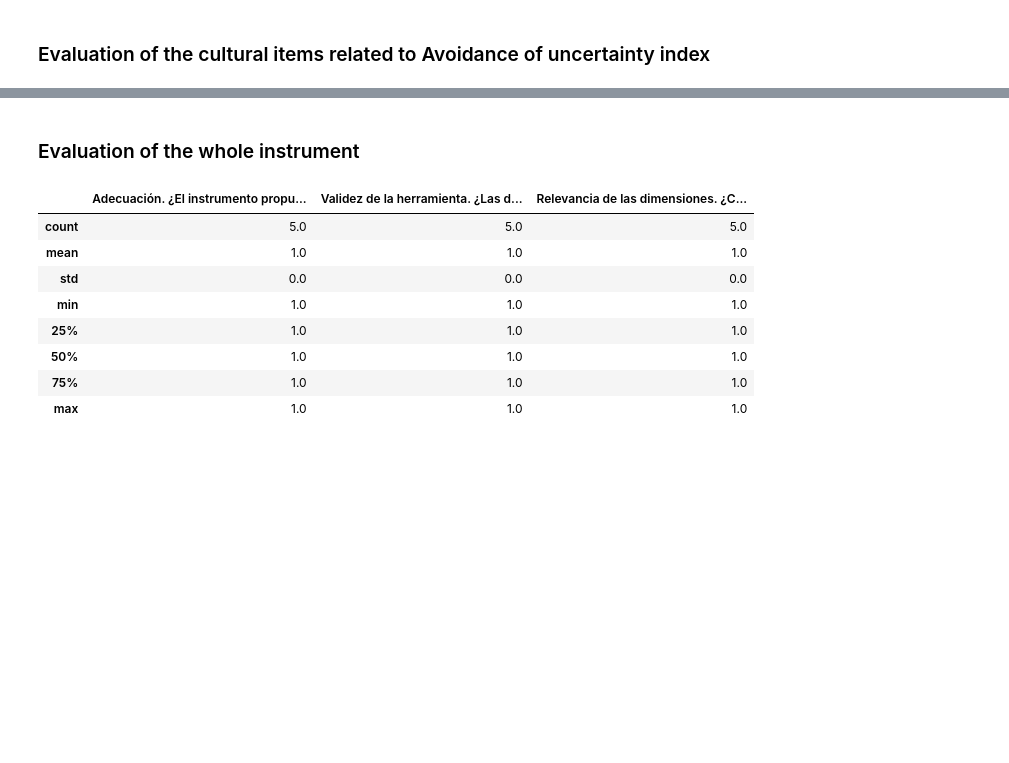
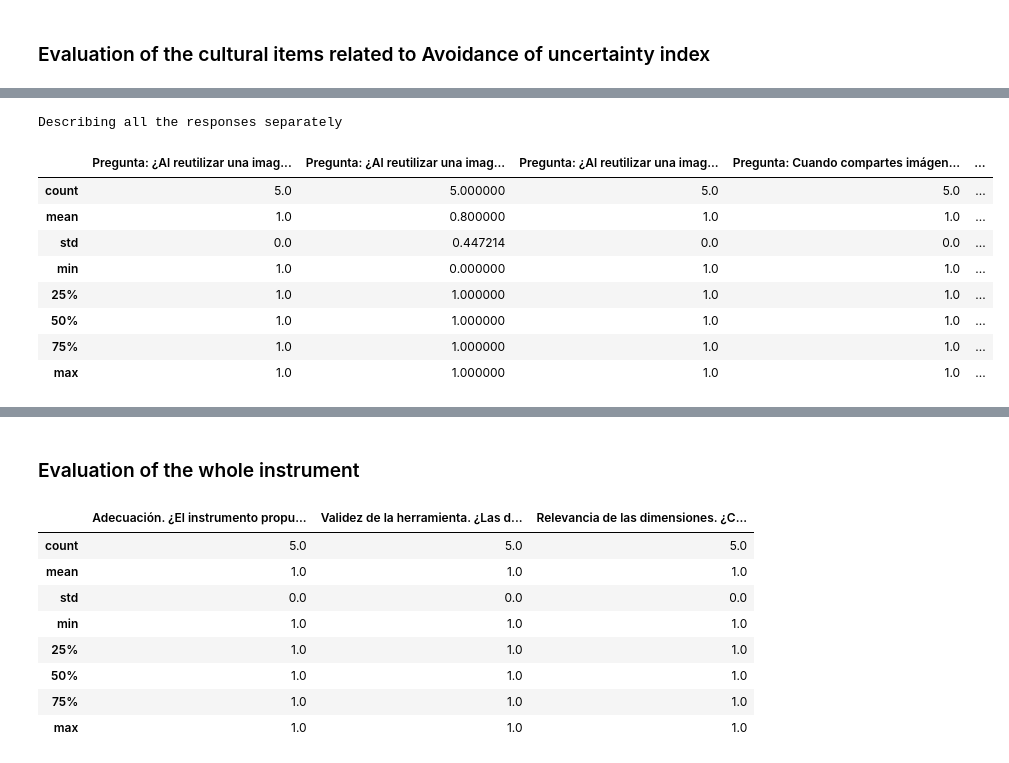
Before and after one commit to felicidadgsanchez/experts-evaluation-2018Questionnaire, a Jupyter notebook: Experts evaluation - Questionnaire 2018.ipynb, the cells around one changed output, grey strips where cells are left out. Drawn from its saved outputs; the diff is of its cells as text; code cells hidden in the pictures; blank space fills up the shorter version.

```diff
--- a/Experts evaluation - Questionnaire 2018.ipynb
+++ b/Experts evaluation - Questionnaire 2018.ipynb
@@ -1378,0 +1265,80 @@ dtype: float64
+# %%
+'''
+
+Pregunta: ¿Al reutilizar una imagen puedes redefinir el mensaje que el emisor ha pensado?  Posibles respuestas:  Sí 	No   [Pertinente]: 0
+Pregunta: ¿Al reutilizar una imagen puedes redefinir el mensaje que el emisor ha pensado?  Posibles respuestas:  Sí 	No   [Clara]: 0
+Pregunta: ¿Al reutilizar una imagen puedes redefinir el mensaje que el emisor ha pensado?  Posibles respuestas:  Sí 	No   [Relevante]: 0
+
+
+Pregunta: Cuando compartes imágenes en redes sociales, ¿las acompañas de texto siguiendo las indicaciones que te sugieren las aplicaciones (etiquetado, explicación de la imagen, texto inspirador...)?  Posibles respuestas:   	Nunca 	 	 	Muy pocas veces 	 	 	En ocasiones 	 	 	Bastantes veces 	 	 	Casi siempre / siempre  	  [Pertinente]: 0
+Pregunta: Cuando compartes imágenes en redes sociales, ¿las acompañas de texto siguiendo las indicaciones que te sugieren las aplicaciones (etiquetado, explicación de la imagen, texto inspirador...)?  Posibles respuestas:   	Nunca 	 	 	Muy pocas veces 	 	 	En ocasiones 	 	 	Bastantes veces 	 	 	Casi siempre / siempre  	  [Clara]: 0
+Pregunta: Cuando compartes imágenes en redes sociales, ¿las acompañas de texto siguiendo las indicaciones que te sugieren las aplicaciones (etiquetado, explicación de la imagen, texto inspirador...)?  Posibles respuestas:   	Nunca 	 	 	Muy pocas veces 	 	 	En ocasiones 	 	 	Bastantes veces 	 	 	Casi siempre / siempre  	  [Relevante]: 0
+
+Pregunta: En alguna ocasión, aún estando preparado para ello, ¿has dejado de incorporar imágenes en tus mensajes en redes sociales, aplicaciones móviles, etc., porque no entiendes cómo hacerlo?  Posibles respuestas:   	Nunca 	 	 	Muy pocas veces 	 	 	En ocasiones 	 	 	Bastantes veces 	 	 	Casi siempre o siempre [Pertinente]: 0
+Pregunta: En alguna ocasión, aún estando preparado para ello, ¿has dejado de incorporar imágenes en tus mensajes en redes sociales, aplicaciones móviles, etc., porque no entiendes cómo hacerlo?  Posibles respuestas:   	Nunca 	 	 	Muy pocas veces 	 	 	En ocasiones 	 	 	Bastantes veces 	 	 	Casi siempre o siempre [Clara]: 0
+Pregunta: En alguna ocasión, aún estando preparado para ello, ¿has dejado de incorporar imágenes en tus mensajes en redes sociales, aplicaciones móviles, etc., porque no entiendes cómo hacerlo?  Posibles respuestas:   	Nunca 	 	 	Muy pocas veces 	 	 	En ocasiones 	 	 	Bastantes veces 	 	 	Casi siempre o siempre [Relevante]: 0
+
+Pregunta: Cuando haces fotos desde cualquiera de los medios a tu alcance, ¿te facilitan el proceso las opciones que te ofrecen las aplicaciones (aplicación de filtros, recortes, edición mediante grafismo...)?  Posibles respuestas:   	Nunca 	 	 	Muy pocas veces 	 	 	En ocasiones 	 	 	Bastantes veces 	 	 	Casi siempre o siempre  	  [Pertinente]: 0
+Pregunta: Cuando haces fotos desde cualquiera de los medios a tu alcance, ¿te facilitan el proceso las opciones que te ofrecen las aplicaciones (aplicación de filtros, recortes, edición mediante grafismo...)?  Posibles respuestas:   	Nunca 	 	 	Muy pocas veces 	 	 	En ocasiones 	 	 	Bastantes veces 	 	 	Casi siempre o siempre  	  [Clara]: 0
+Pregunta: Cuando haces fotos desde cualquiera de los medios a tu alcance, ¿te facilitan el proceso las opciones que te ofrecen las aplicaciones (aplicación de filtros, recortes, edición mediante grafismo...)?  Posibles respuestas:   	Nunca 	 	 	Muy pocas veces 	 	 	En ocasiones 	 	 	Bastantes veces 	 	 	Casi siempre o siempre  	  [Relevante]: 0
+
+
+Pregunta: Cuando haces fotos desde cualquiera de los medios a tu alcance, ¿te facilitan el proceso las opciones que te ofrecen las aplicaciones (aplicación de filtros, recortes, edición mediante grafismo...)?  Posibles respuestas:   	Nunca 	 	 	Muy pocas veces 	 	 	En ocasiones 	 	 	Bastantes veces 	 	 	Casi siempre o siempre  	  [Pertinente]: 0
+Pregunta: Cuando haces fotos desde cualquiera de los medios a tu alcance, ¿te facilitan el proceso las opciones que te ofrecen las aplicaciones (aplicación de filtros, recortes, edición mediante grafismo...)?  Posibles respuestas:   	Nunca 	 	 	Muy pocas veces 	 	 	En ocasiones 	 	 	Bastantes veces 	 	 	Casi siempre o siempre  	  [Clara]: 0
+Pregunta: Cuando haces fotos desde cualquiera de los medios a tu alcance, ¿te facilitan el proceso las opciones que te ofrecen las aplicaciones (aplicación de filtros, recortes, edición mediante grafismo...)?  Posibles respuestas:   	Nunca 	 	 	Muy pocas veces 	 	 	En ocasiones 	 	 	Bastantes veces 	 	 	Casi siempre o siempre  	  [Relevante]: 0
+
+'''
+
+columns_AvoUncert = [76,77,78,
+                     82,83,84,
+                     85,86,87,
+                     88,89,90
+                    ]
+
+columns_AvoUncert_Pertinence = [76,
+                                82,
+                                85,
+                                88
+                               ]
+
+columns_AvoUncert_Clarity = [77,
+                             83,
+                             86,
+                             89
+                            ]
+
+columns_AvoUncert_Relevance = [78,
+                               84,
+                               87,
+                               90
+                              ]
+
+print('Describing all the responses separately')
+
+display(eResponsesNum.iloc[:,columns_AvoUncert].describe())
+
+print('Describing all the responses related to pertinence within this construct')
+
+display(eResponsesNum.iloc[:,columns_AvoUncert_Pertinence].stack().describe())
+
+print('Describing all the responses related to clarity within this construct')
+
+display(eResponsesNum.iloc[:,columns_AvoUncert_Clarity].stack().describe())
+
+print('Describing all the responses related to relevance within this construct')
+
+display(eResponsesNum.iloc[:,columns_AvoUncert_Relevance].stack().describe())
+
+print('Describing all the overal evaluation of this construct')
+display(eResponsesNum.iloc[:,columns_AvoUncert].stack().describe())
+# %% [output]
+Describing all the responses separately
+|  | Pregunta: ¿Al reutilizar una imag... | Pregunta: ¿Al reutilizar una imag... | Pregunta: ¿Al reutilizar una imag... | Pregunta: Cuando compartes imágen... | ... |
+| count | 5.0 | 5.000000 | 5.0 | 5.0 | ... |
+| mean | 1.0 | 0.800000 | 1.0 | 1.0 | ... |
+| std | 0.0 | 0.447214 | 0.0 | 0.0 | ... |
+| min | 1.0 | 0.000000 | 1.0 | 1.0 | ... |
+| 25% | 1.0 | 1.000000 | 1.0 | 1.0 | ... |
+| 50% | 1.0 | 1.000000 | 1.0 | 1.0 | ... |
+| 75% | 1.0 | 1.000000 | 1.0 | 1.0 | ... |
+| max | 1.0 | 1.000000 | 1.0 | 1.0 | ... |
```
Also changed, not shown: parts of 7 cells of this notebook.
